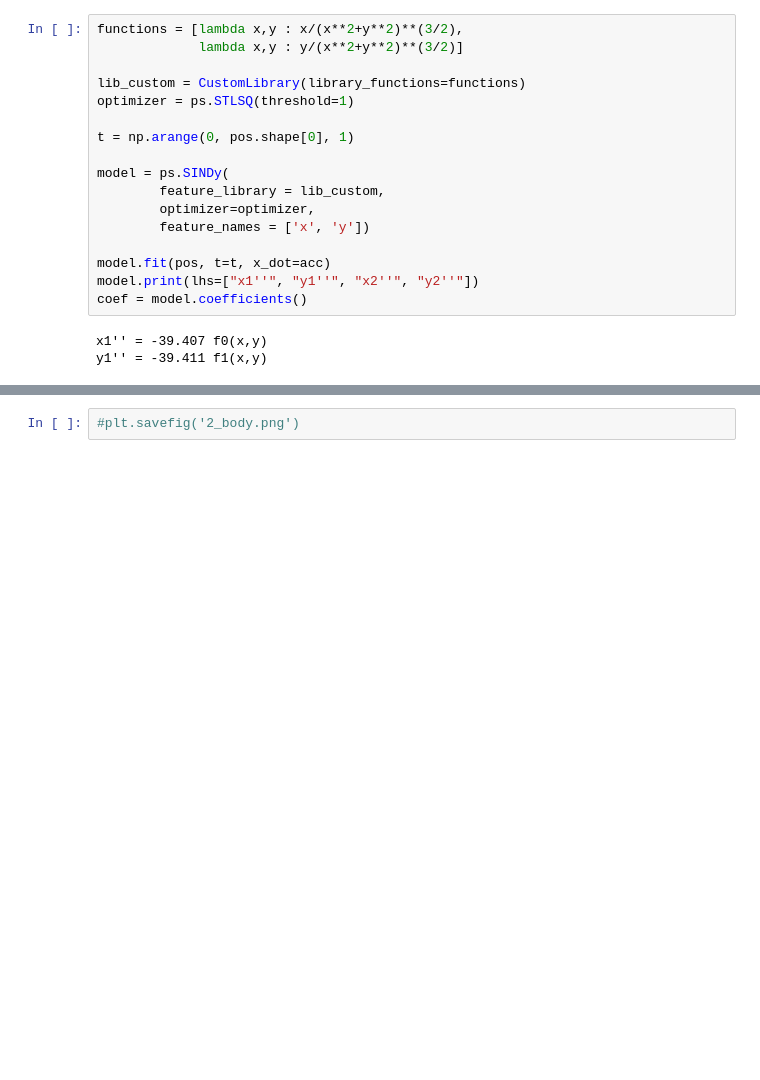
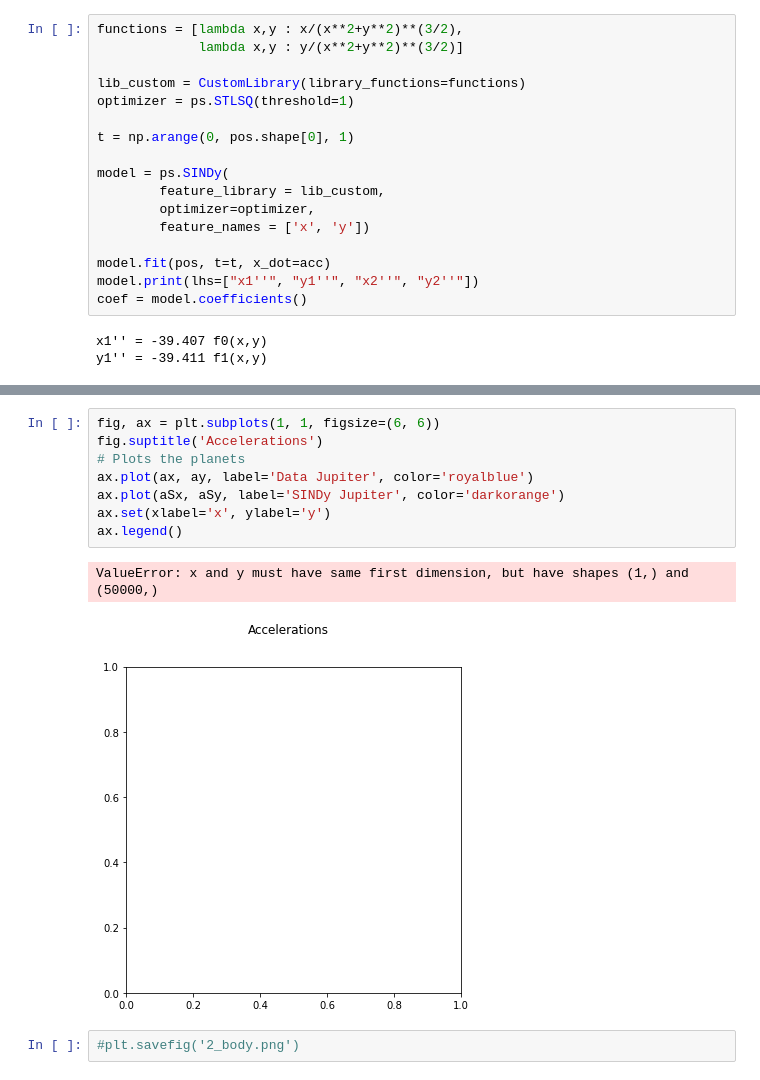
Before and after one commit to tobiashalling/SolarSINDy, a Jupyter notebook: 2_body/2_body.ipynb, the cells around one changed output, grey strips where cells are left out. Drawn from its saved outputs; the diff is of its cells as text; blank space fills up the shorter version.

```diff
--- a/2_body/2_body.ipynb
+++ b/2_body/2_body.ipynb
@@ -61,3 +67,14 @@ plot(ax, ay, aSx, aSy)
+# %%
+fig, ax = plt.subplots(1, 1, figsize=(6, 6))
+fig.suptitle('Accelerations')
+# Plots the planets
+ax.plot(ax, ay, label='Data Jupiter', color='royalblue')
+ax.plot(aSx, aSy, label='SINDy Jupiter', color='darkorange')
+ax.set(xlabel='x', ylabel='y')
+ax.legend()
+# %% [output]
+ValueError: x and y must have same first dimension, but have shapes (1,) and (50000,)
+[figure, added]
 # %%
 #plt.savefig('2_body.png')
 # %% [markdown]
```
Also changed, not shown: parts of 12 cells of this notebook, 5 other files.
